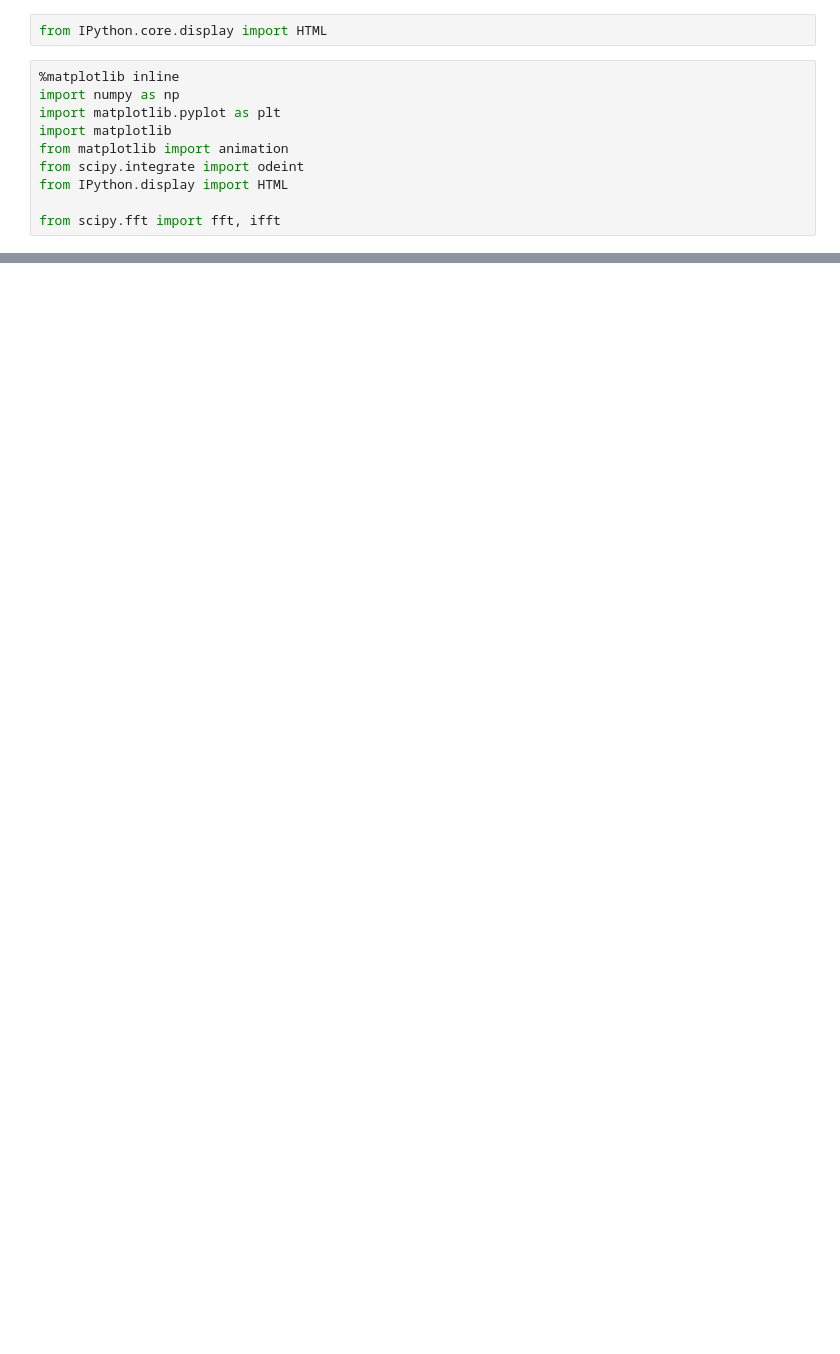
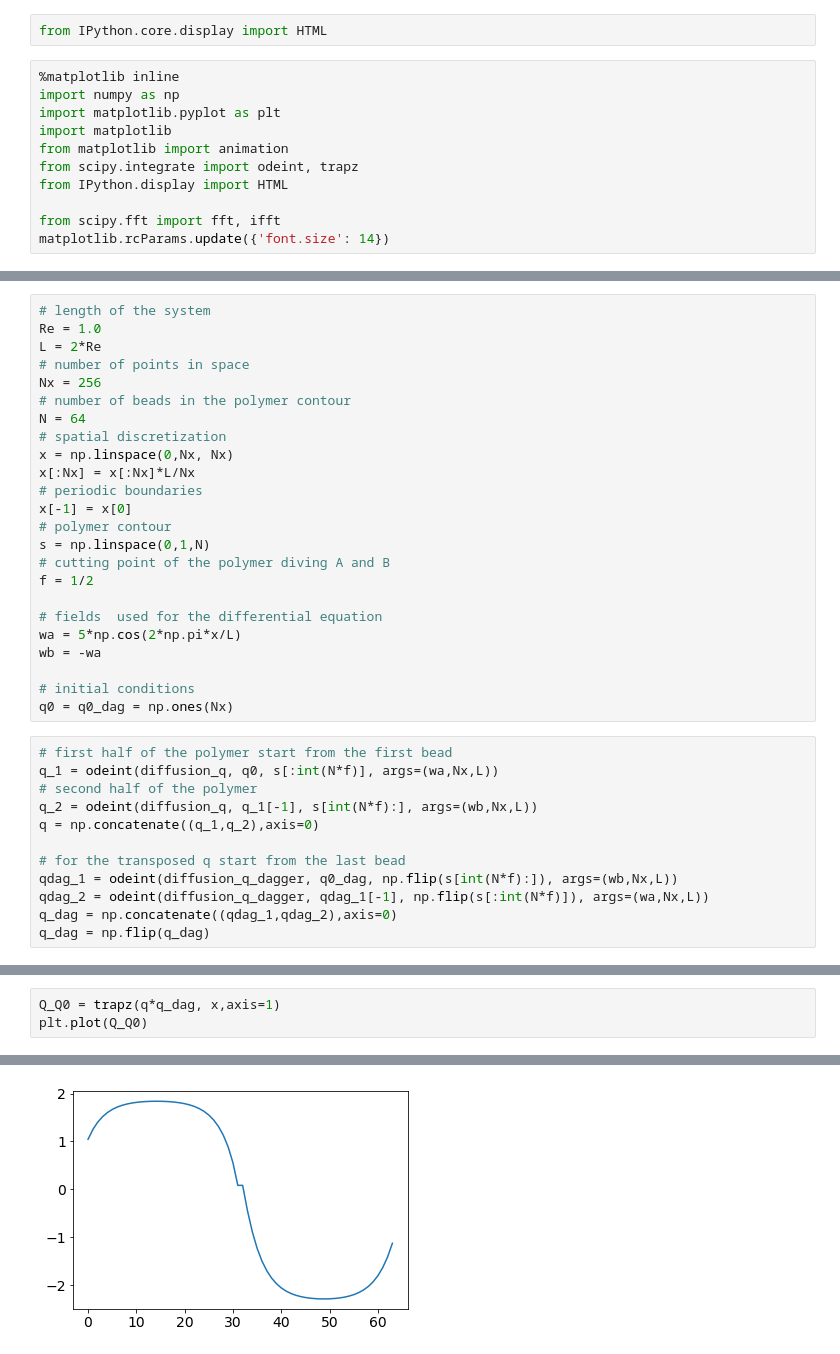
Before and after one commit to Ssalazar12/Physics, a Jupyter notebook: Self-Consistent Field Theory/Project 2 .ipynb, the cells around one changed output, grey strips where cells are left out. Saved outputs shown, nothing was run; the diff lists cells and outputs as text; blank space fills up the shorter version.

```diff
--- a/Self-Consistent Field Theory/Project 2 .ipynb
+++ b/Self-Consistent Field Theory/Project 2 .ipynb
@@ -6,8 +6,9 @@ import numpy as np
 import matplotlib.pyplot as plt
 import matplotlib
 from matplotlib import animation
-from scipy.integrate import odeint
+from scipy.integrate import odeint, trapz
 from IPython.display import HTML
 
 from scipy.fft import fft, ifft
+matplotlib.rcParams.update({'font.size': 14})
 # %% [markdown]
@@ -62,0 +58,36 @@ plt.legend();
+# %%
+# length of the system
+Re = 1.0
+L = 2*Re
+# number of points in space
+Nx = 256
+# number of beads in the polymer contour
+N = 64
+# spatial discretization
+x = np.linspace(0,Nx, Nx)
+x[:Nx] = x[:Nx]*L/Nx
+# periodic boundaries
+x[-1] = x[0]
+# polymer contour
+s = np.linspace(0,1,N)
+# cutting point of the polymer diving A and B
+f = 1/2
+
+# fields  used for the differential equation
+wa = 5*np.cos(2*np.pi*x/L)
+wb = -wa
+
+# initial conditions
+q0 = q0_dag = np.ones(Nx)
+# %%
+# first half of the polymer start from the first bead
+q_1 = odeint(diffusion_q, q0, s[:int(N*f)], args=(wa,Nx,L))
+# second half of the polymer
+q_2 = odeint(diffusion_q, q_1[-1], s[int(N*f):], args=(wb,Nx,L))
+q = np.concatenate((q_1,q_2),axis=0)
+
+# for the transposed q start from the last bead
+qdag_1 = odeint(diffusion_q_dagger, q0_dag, np.flip(s[int(N*f):]), args=(wb,Nx,L))
+qdag_2 = odeint(diffusion_q_dagger, qdag_1[-1], np.flip(s[:int(N*f)]), args=(wa,Nx,L))
+q_dag = np.concatenate((qdag_1,qdag_2),axis=0)
+q_dag = np.flip(q_dag)
@@ -62,0 +96,4 @@ plt.legend();
+# %%
+Q_Q0 = trapz(q*q_dag, x,axis=1)
+plt.plot(Q_Q0)
+# %% [output]
@@ -62,0 +101 @@ plt.legend();
+[figure, added]
```
Also changed, not shown: parts of 20 cells of this notebook.
